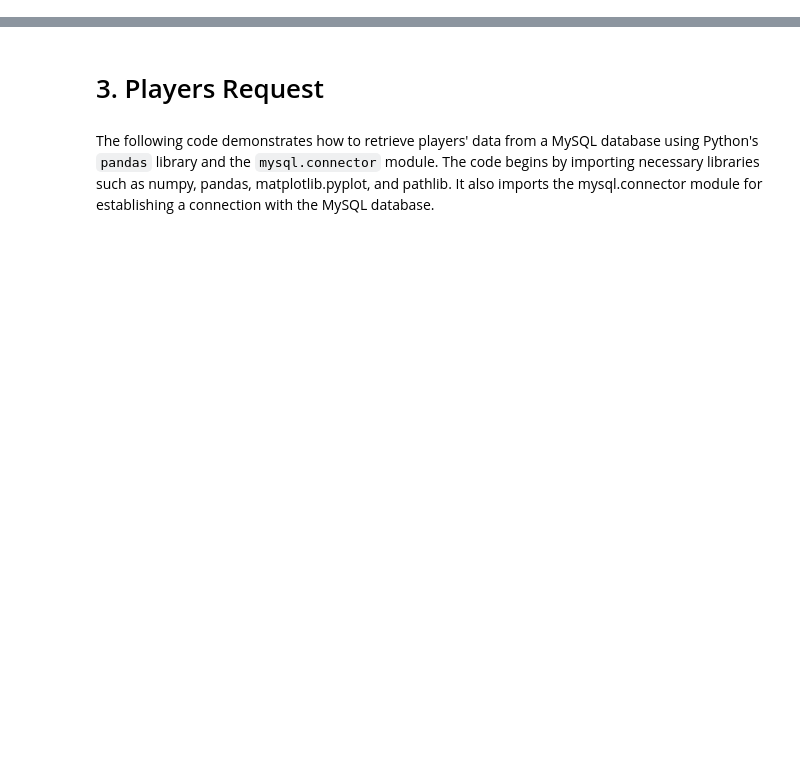
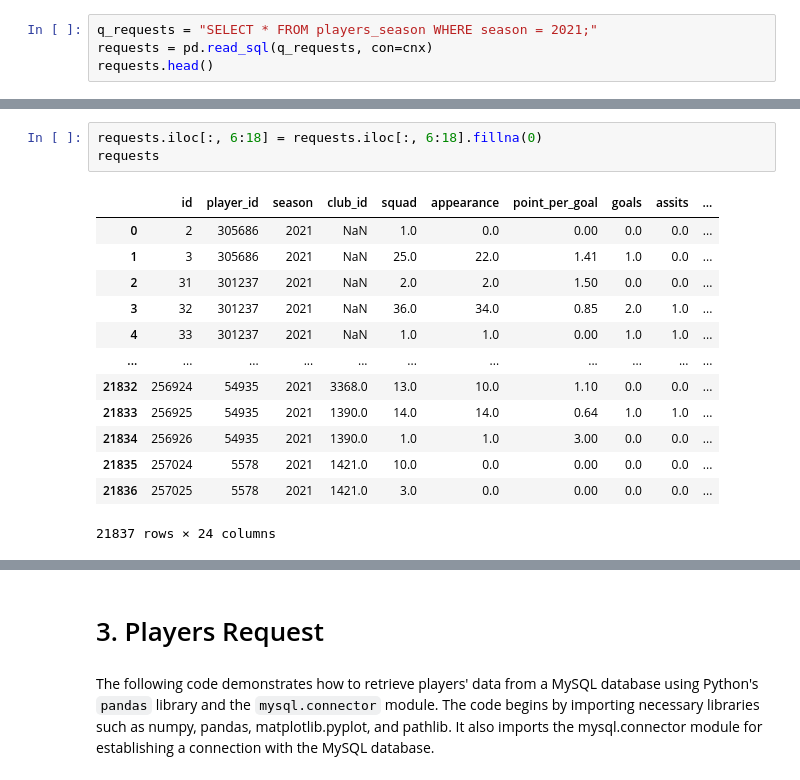
Before and after one commit to fahmani-ms/TransferMarket, a Jupyter notebook: Statistical_Analysis/Requests.ipynb, the cells around one changed output, grey strips where cells are left out. Cells and saved outputs as stored; diff of their text form; blank space fills up the shorter version.

```diff
--- a/Statistical_Analysis/Requests.ipynb
+++ b/Statistical_Analysis/Requests.ipynb
@@ -0,0 +53,4 @@
+# %%
+q_requests = "SELECT * FROM players_season WHERE season = 2021;"
+requests = pd.read_sql(q_requests, con=cnx)
+requests.head()
@@ -0,0 +85,17 @@
+# %%
+requests.iloc[:, 6:18] = requests.iloc[:, 6:18].fillna(0)
+requests
+# %% [output]
+|  | id | player_id | season | club_id | squad | appearance | point_per_goal | goals | assits | ... |
+| 0 | 2 | 305686 | 2021 | NaN | 1.0 | 0.0 | 0.00 | 0.0 | 0.0 | ... |
+| 1 | 3 | 305686 | 2021 | NaN | 25.0 | 22.0 | 1.41 | 1.0 | 0.0 | ... |
+| 2 | 31 | 301237 | 2021 | NaN | 2.0 | 2.0 | 1.50 | 0.0 | 0.0 | ... |
+| 3 | 32 | 301237 | 2021 | NaN | 36.0 | 34.0 | 0.85 | 2.0 | 1.0 | ... |
+| 4 | 33 | 301237 | 2021 | NaN | 1.0 | 1.0 | 0.00 | 1.0 | 1.0 | ... |
+| ... | ... | ... | ... | ... | ... | ... | ... | ... | ... | ... |
+| 21832 | 256924 | 54935 | 2021 | 3368.0 | 13.0 | 10.0 | 1.10 | 0.0 | 0.0 | ... |
+| 21833 | 256925 | 54935 | 2021 | 1390.0 | 14.0 | 14.0 | 0.64 | 1.0 | 1.0 | ... |
+| 21834 | 256926 | 54935 | 2021 | 1390.0 | 1.0 | 1.0 | 3.00 | 0.0 | 0.0 | ... |
+| 21835 | 257024 | 5578 | 2021 | 1421.0 | 10.0 | 0.0 | 0.00 | 0.0 | 0.0 | ... |
+| 21836 | 257025 | 5578 | 2021 | 1421.0 | 3.0 | 0.0 | 0.00 | 0.0 | 0.0 | ... |
+21837 rows × 24 columns
```
Also changed, not shown: parts of 24 cells of this notebook, 22 other files.
